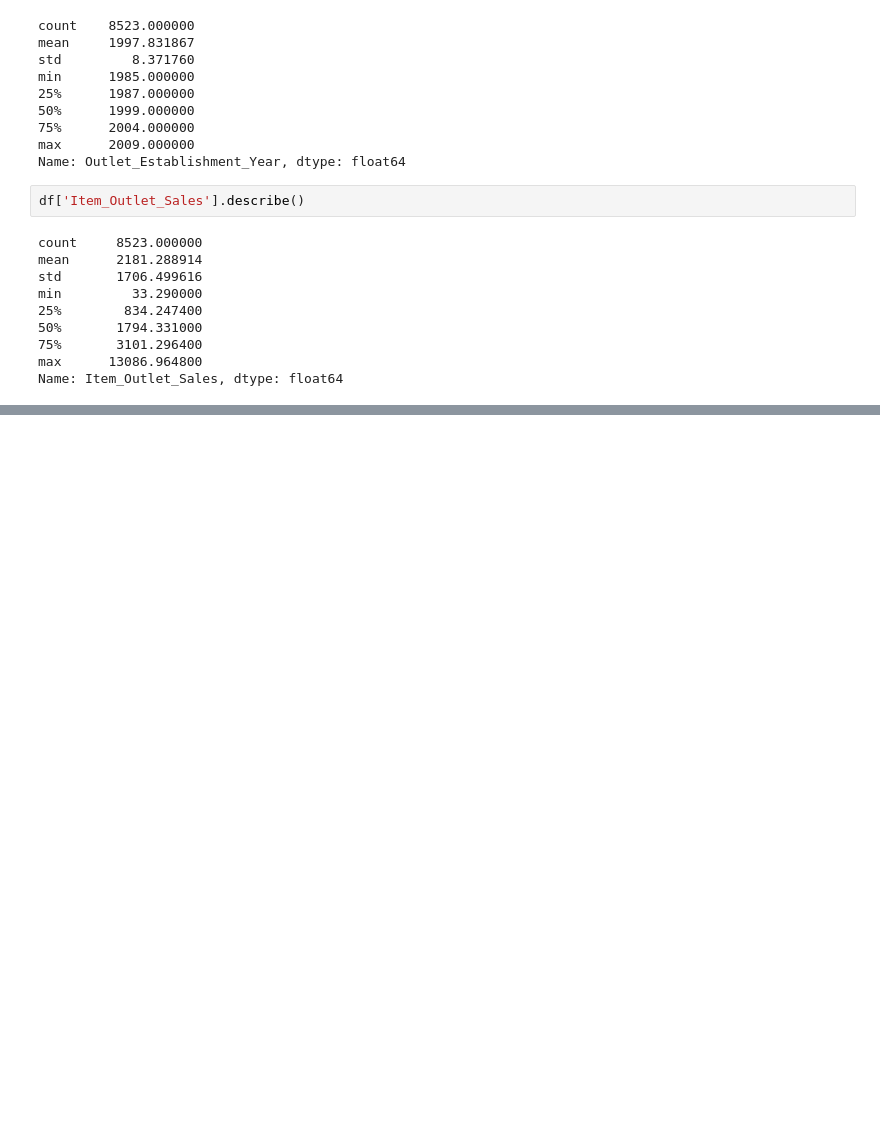
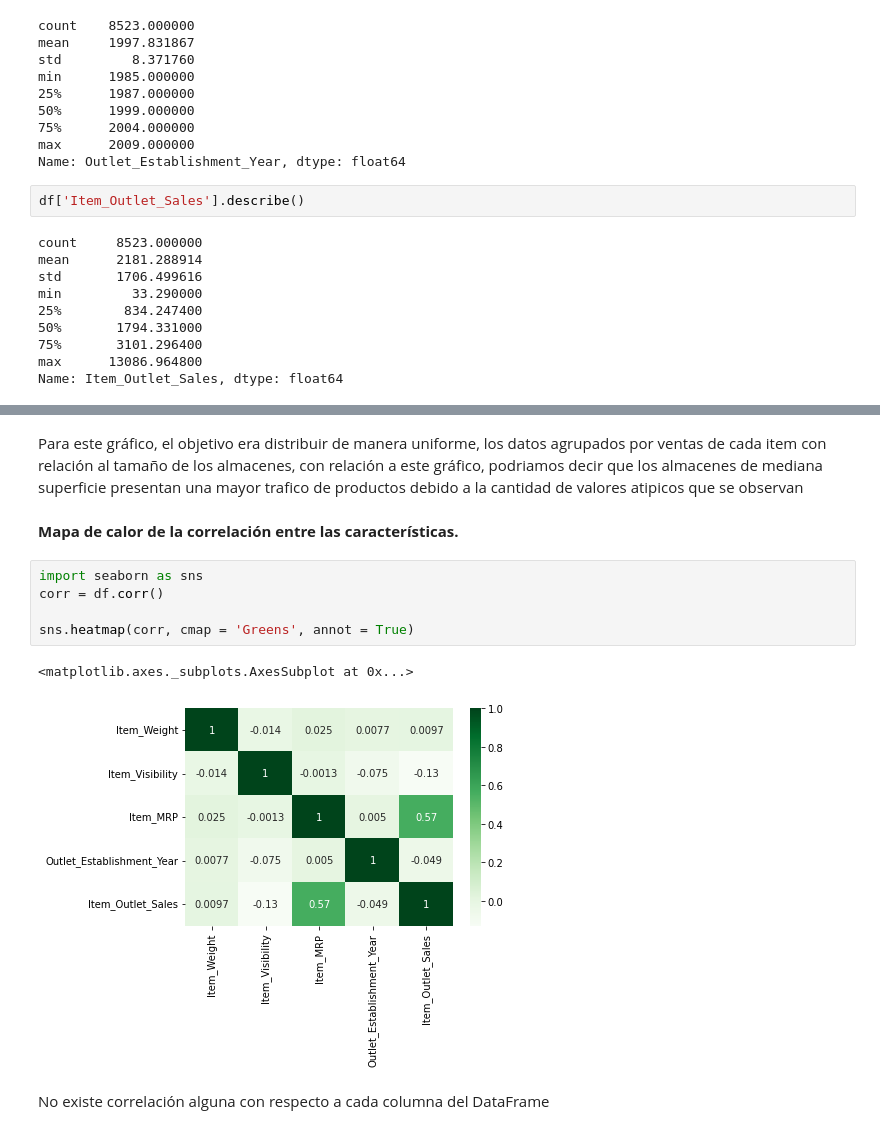
Before and after one commit to juancamilo9/predicciones-ventas, a Jupyter notebook: base.ipynb, the cells around one changed output, grey strips where cells are left out. Cells and saved outputs as stored; diff of their text form; blank space fills up the shorter version.

```diff
--- a/base.ipynb
+++ b/base.ipynb
@@ -344,0 +370,14 @@ Name: Item_Outlet_Sales, dtype: float64
+# %% [markdown]
+Para este gráfico, el objetivo era distribuir de manera uniforme, los datos agrupados por ventas de cada item con relación al tamaño de los almacenes, con relación a este gráfico, podriamos decir que los almacenes de mediana superficie presentan una mayor trafico de productos debido a la cantidad de valores atipicos que se observan
+# %% [markdown]
+**Mapa de calor de la correlación entre las características.**
+# %%
+import seaborn as sns
+corr = df.corr()
+
+sns.heatmap(corr, cmap = 'Greens', annot = True)
+# %% [output]
+<matplotlib.axes._subplots.AxesSubplot at 0x...>
+[figure, added]
+# %% [markdown]
+No existe correlación alguna con respecto a cada columna del DataFrame
```
Also changed, not shown: parts of 10 cells of this notebook.
